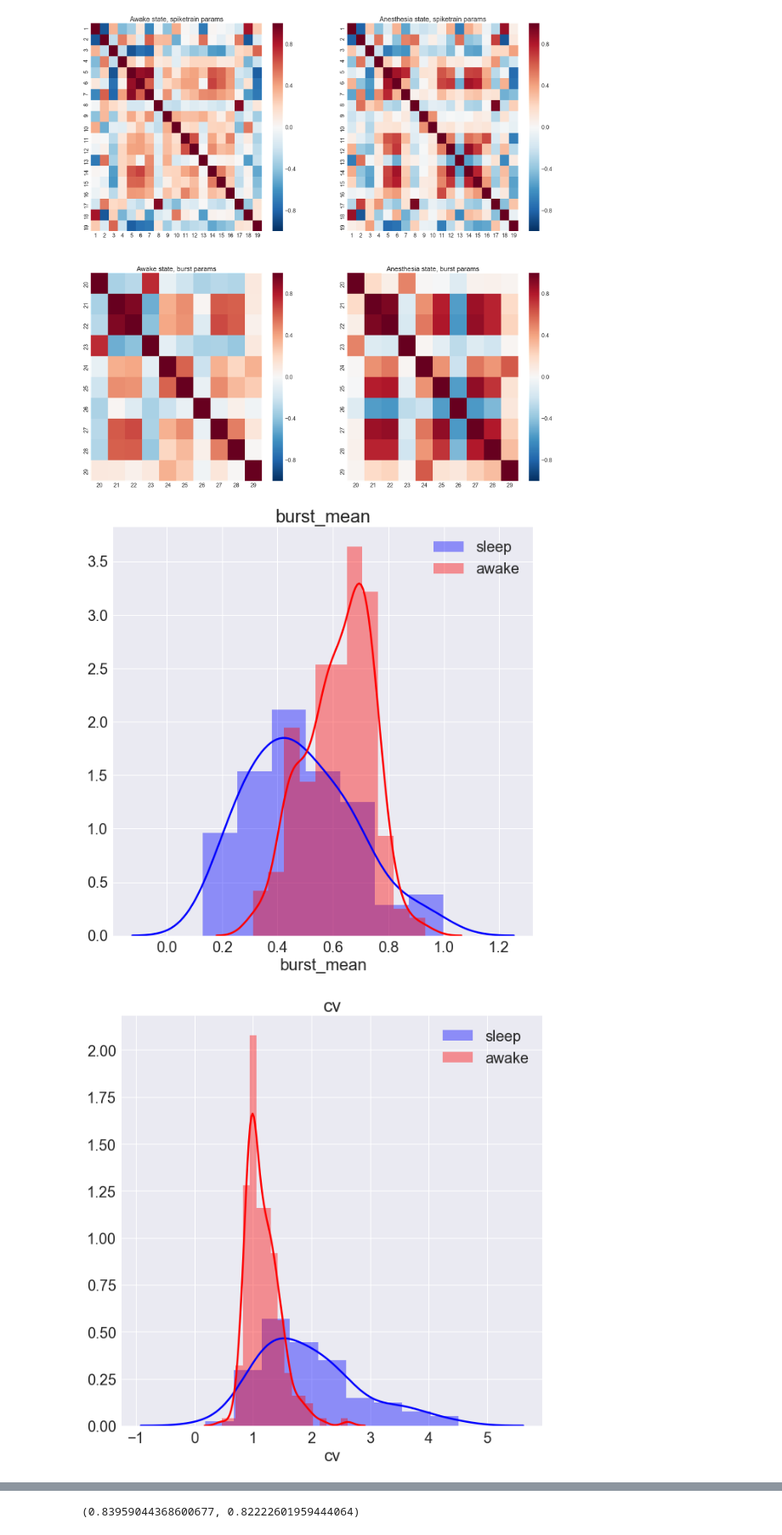
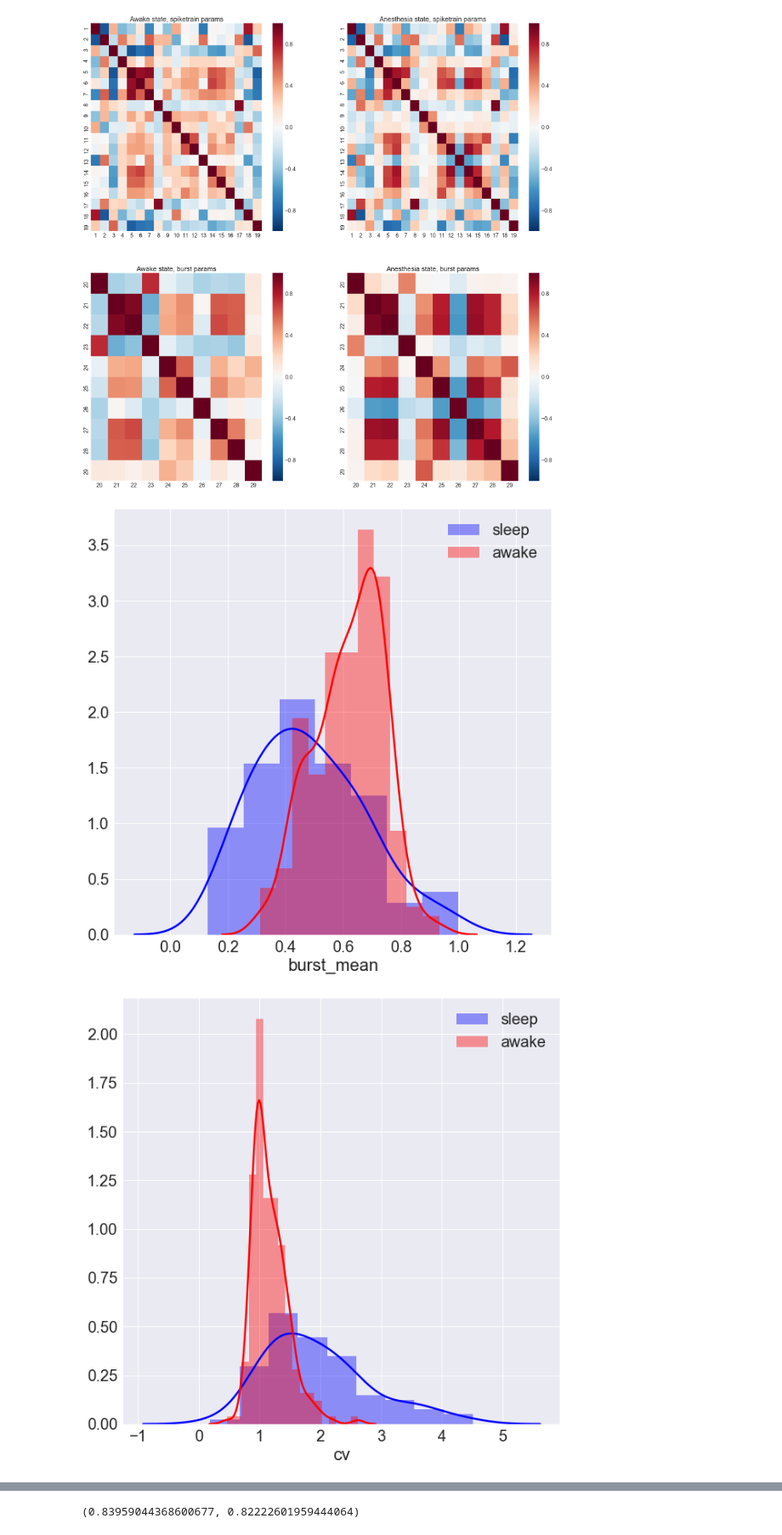
Before and after one commit to Vlad0922/neurophysiology, a Jupyter notebook: awake_vs_sleep/compare_sleep_spontan.ipynb, the cells around one changed output, grey strips where cells are left out. Shown at 85% size. Saved outputs shown, nothing was run; the diff lists cells and outputs as text; code cells hidden in the pictures.

```diff
--- a/awake_vs_sleep/compare_sleep_spontan.ipynb
+++ b/awake_vs_sleep/compare_sleep_spontan.ipynb
@@ -176,20 +176,20 @@ data_cols = spiketrain_params + burst_params
 # %%
 count = 0
 for c in data_cols:
     sleep_data = data_sleep[c]
     awake_data = data_awake[c]
 
 #     stat, pval = sp.stats.ttest_ind_from_stats(np.mean(sleep_data), np.var(sleep_data), len(sleep_data),
 #                                                np.mean(awake_data), np.var(awake_data), len(awake_data))
     stat, pval = sp.stats.ks_2samp(sleep_data, awake_data)
     if pval < 1e-5:
         plt.figure(figsize=(10,10))
         sns.distplot(sleep_data, color='blue', label='sleep')
         sns.distplot(awake_data, color='red', label='awake')
-        plt.title(c)
+#         plt.title(c)
         plt.legend()
 #         count += 1
 # print(count)
 # %% [output]
-[figure, old version]
+[figure, new version]
-[figure, old version]
+[figure, new version]
```
Also changed, not shown: parts of 1 cell of this notebook.
